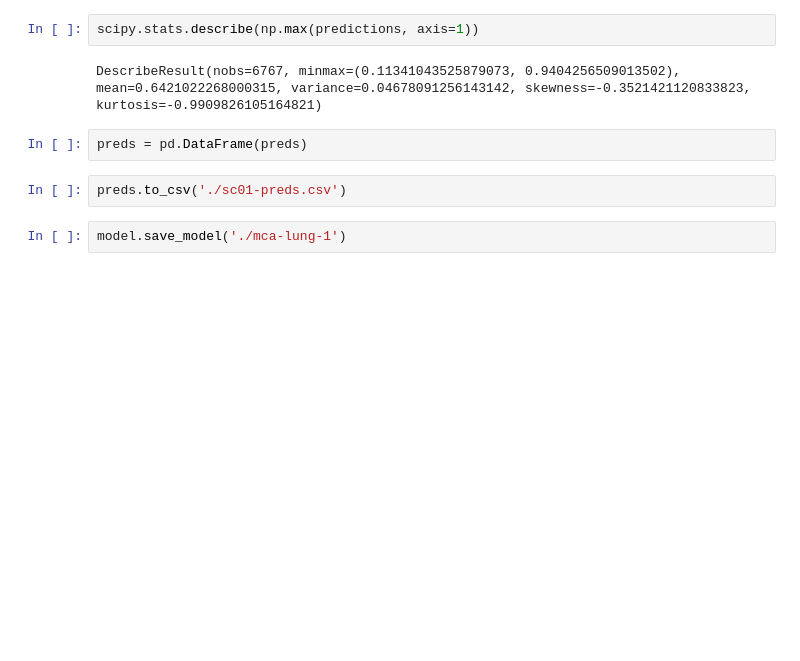
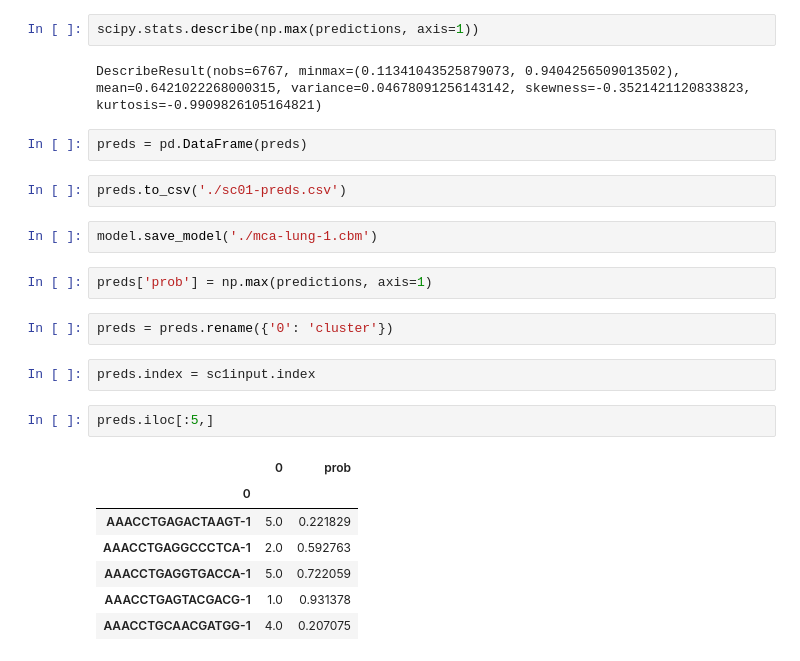
Before and after one commit to mxposed/sickle, a Jupyter notebook: 05-catboost-mca/main.ipynb, the cells around one changed output. Drawn from its saved outputs; the diff is of its cells as text; blank space fills up the shorter version.

Commit message:
Save cell ids and probabilities

```diff
--- a/05-catboost-mca/main.ipynb
+++ b/05-catboost-mca/main.ipynb
@@ -146,4 +159,20 @@ preds = pd.DataFrame(preds)
 # %%
 preds.to_csv('./sc01-preds.csv')
 # %%
-model.save_model('./mca-lung-1')
+model.save_model('./mca-lung-1.cbm')
+# %%
+preds['prob'] = np.max(predictions, axis=1)
+# %%
+preds = preds.rename({'0': 'cluster'})
+# %%
+preds.index = sc1input.index
+# %%
+preds.iloc[:5,]
+# %% [output]
+|  | 0 | prob |
+| 0 |  |  |
+| AAACCTGAGACTAAGT-1 | 5.0 | 0.221829 |
+| AAACCTGAGGCCCTCA-1 | 2.0 | 0.592763 |
+| AAACCTGAGGTGACCA-1 | 5.0 | 0.722059 |
+| AAACCTGAGTACGACG-1 | 1.0 | 0.931378 |
+| AAACCTGCAACGATGG-1 | 4.0 | 0.207075 |
```
Also changed, not shown: parts of 2 cells of this notebook, 1 other file.
